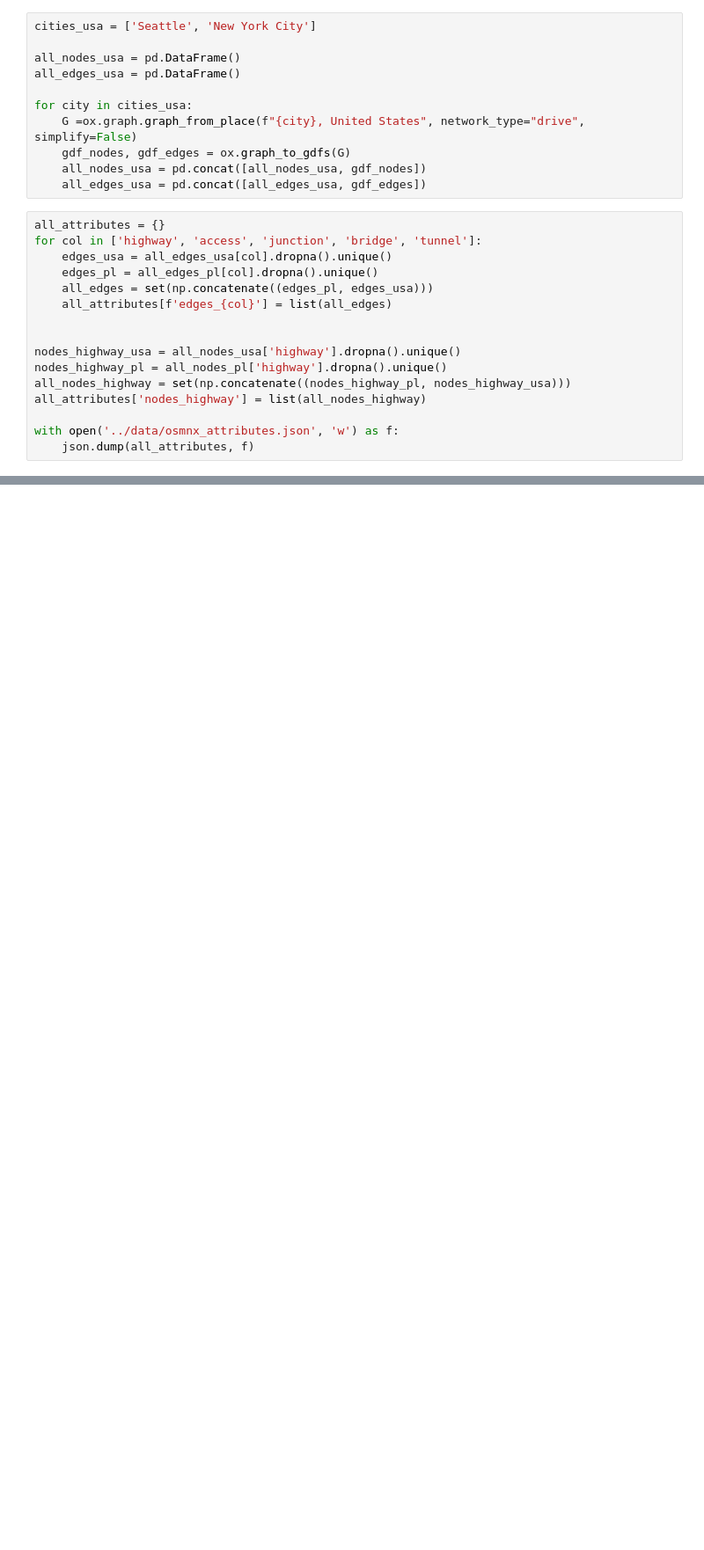
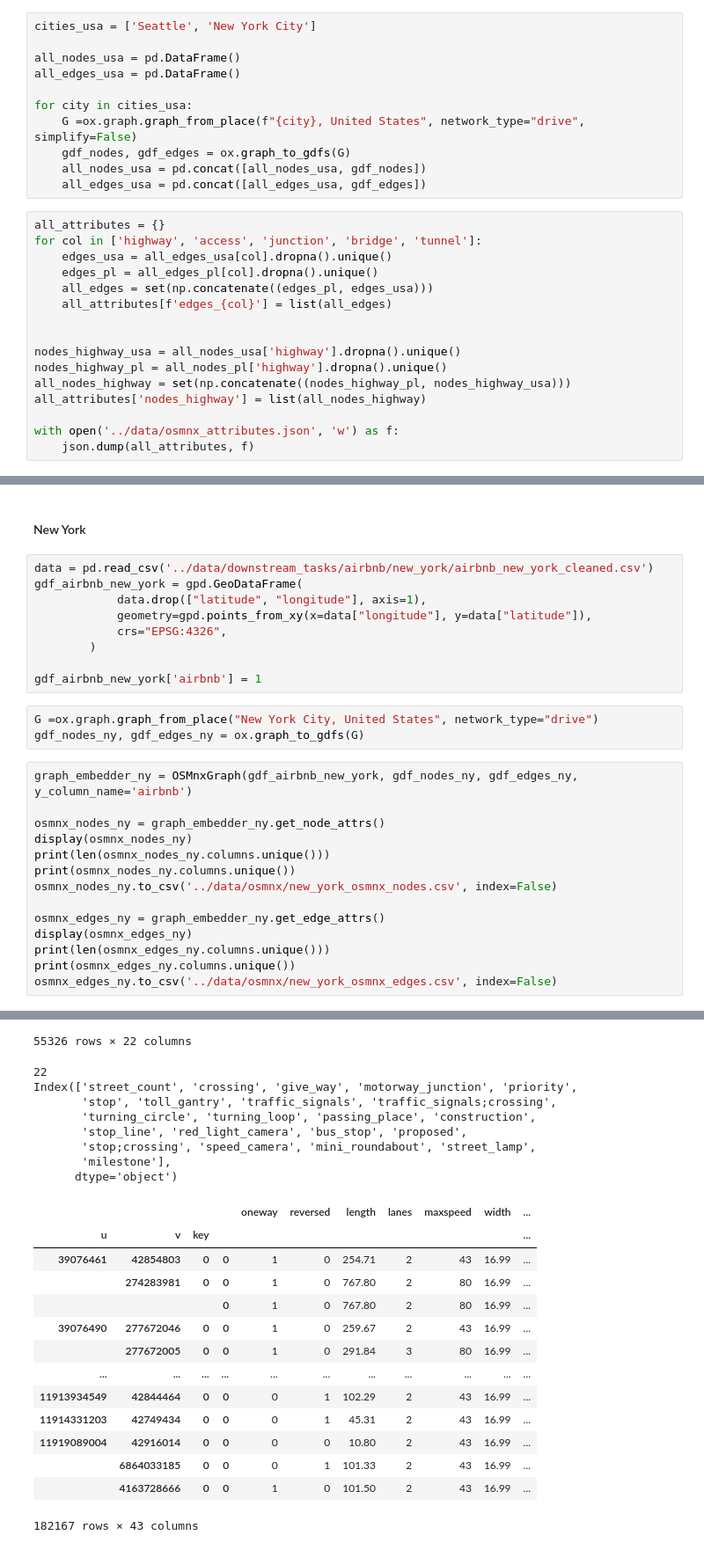
Before and after one commit to StaszekM/gradient, a Jupyter notebook: notebooks/osmnx_attributes.ipynb, the cells around one changed output, grey strips where cells are left out. Shown at 88% size. Saved outputs shown, nothing was run; the diff lists cells and outputs as text; blank space fills up the shorter version.

```diff
--- a/notebooks/osmnx_attributes.ipynb
+++ b/notebooks/osmnx_attributes.ipynb
@@ -66,0 +276,29 @@ pd.read_csv('../data/downstream_tasks/airbnb/new_york/New York City_all_tags_one
+# %% [markdown]
+#### New York
+# %%
+data = pd.read_csv('../data/downstream_tasks/airbnb/new_york/airbnb_new_york_cleaned.csv')
+gdf_airbnb_new_york = gpd.GeoDataFrame(
+            data.drop(["latitude", "longitude"], axis=1),
+            geometry=gpd.points_from_xy(x=data["longitude"], y=data["latitude"]),
+            crs="EPSG:4326",
+        )
+
+gdf_airbnb_new_york['airbnb'] = 1
+# %%
+G =ox.graph.graph_from_place("New York City, United States", network_type="drive")
+gdf_nodes_ny, gdf_edges_ny = ox.graph_to_gdfs(G)
+# %%
+graph_embedder_ny = OSMnxGraph(gdf_airbnb_new_york, gdf_nodes_ny, gdf_edges_ny, y_column_name='airbnb')
+
+osmnx_nodes_ny = graph_embedder_ny.get_node_attrs()
+display(osmnx_nodes_ny)
+print(len(osmnx_nodes_ny.columns.unique()))
+print(osmnx_nodes_ny.columns.unique())
+osmnx_nodes_ny.to_csv('../data/osmnx/new_york_osmnx_nodes.csv', index=False)
+
+osmnx_edges_ny = graph_embedder_ny.get_edge_attrs()
+display(osmnx_edges_ny)
+print(len(osmnx_edges_ny.columns.unique()))
+print(osmnx_edges_ny.columns.unique())
+osmnx_edges_ny.to_csv('../data/osmnx/new_york_osmnx_edges.csv', index=False)
+# %% [output]
@@ -66,0 +318,23 @@ pd.read_csv('../data/downstream_tasks/airbnb/new_york/New York City_all_tags_one
+55326 rows × 22 columns
+22
+Index(['street_count', 'crossing', 'give_way', 'motorway_junction', 'priority',
+       'stop', 'toll_gantry', 'traffic_signals', 'traffic_signals;crossing',
+       'turning_circle', 'turning_loop', 'passing_place', 'construction',
+       'stop_line', 'red_light_camera', 'bus_stop', 'proposed',
+       'stop;crossing', 'speed_camera', 'mini_roundabout', 'street_lamp',
+       'milestone'],
+      dtype='object')
+|  |  |  |  | oneway | reversed | length | lanes | maxspeed | width | ... |
+| u | v | key |  |  |  |  |  |  |  | ... |
+| 39076461 | 42854803 | 0 | 0 | 1 | 0 | 254.71 | 2 | 43 | 16.99 | ... |
+|  | 274283981 | 0 | 0 | 1 | 0 | 767.80 | 2 | 80 | 16.99 | ... |
+|  |  |  | 0 | 1 | 0 | 767.80 | 2 | 80 | 16.99 | ... |
+| 39076490 | 277672046 | 0 | 0 | 1 | 0 | 259.67 | 2 | 43 | 16.99 | ... |
+|  | 277672005 | 0 | 0 | 1 | 0 | 291.84 | 3 | 80 | 16.99 | ... |
+| ... | ... | ... | ... | ... | ... | ... | ... | ... | ... | ... |
+| 11913934549 | 42844464 | 0 | 0 | 0 | 1 | 102.29 | 2 | 43 | 16.99 | ... |
+| 11914331203 | 42749434 | 0 | 0 | 0 | 1 | 45.31 | 2 | 43 | 16.99 | ... |
+| 11919089004 | 42916014 | 0 | 0 | 0 | 0 | 10.80 | 2 | 43 | 16.99 | ... |
+|  | 6864033185 | 0 | 0 | 0 | 1 | 101.33 | 2 | 43 | 16.99 | ... |
+|  | 4163728666 | 0 | 0 | 1 | 0 | 101.50 | 2 | 43 | 16.99 | ... |
+182167 rows × 43 columns
```
Also changed, not shown: parts of 15 cells of this notebook, 15 other files.
